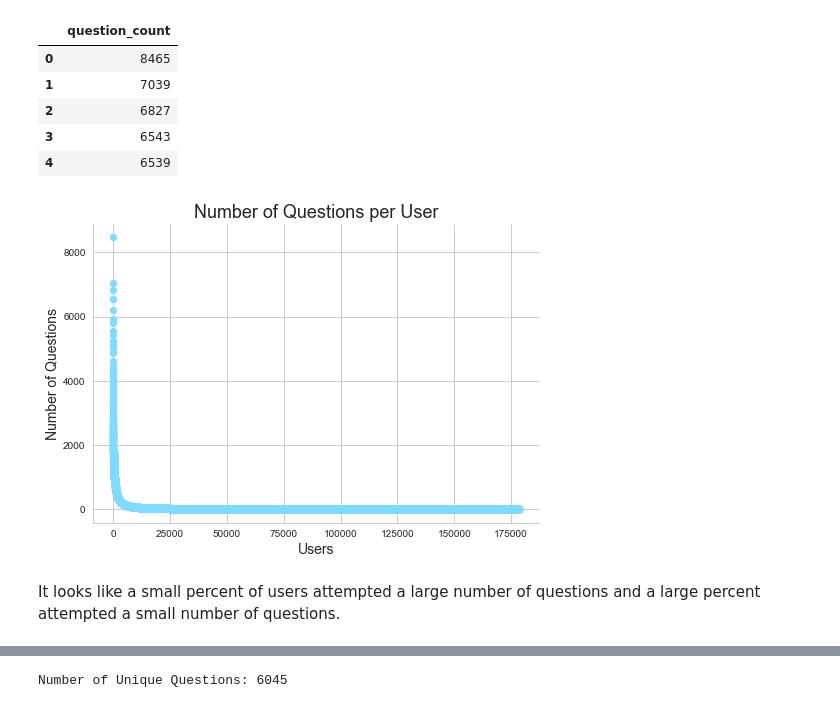
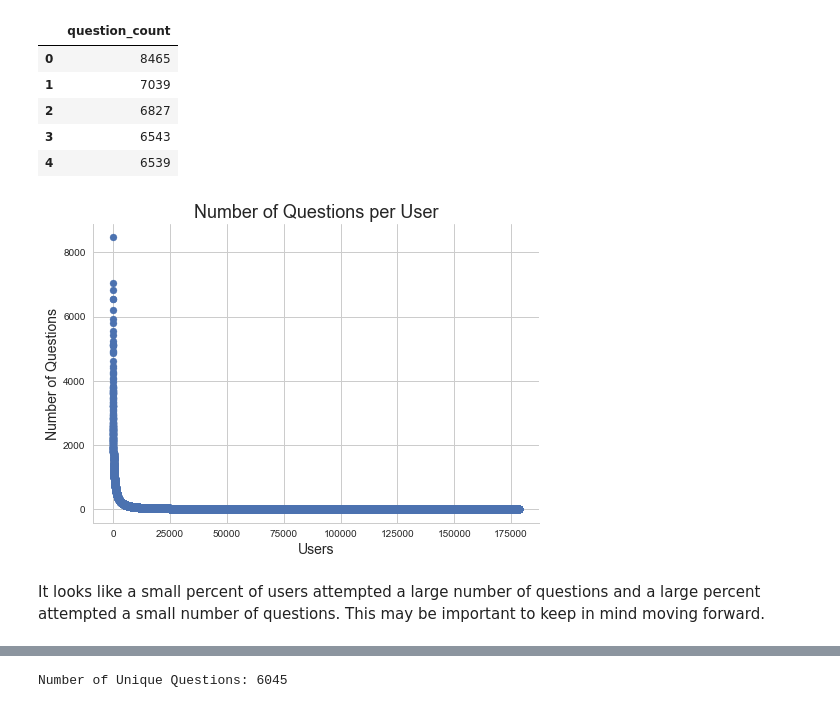
Before and after one commit to oserttas-math/predicting_assessment_mastery, a Jupyter notebook: notebooks/initial_data_exploration.ipynb, the cells around one changed output, grey strips where cells are left out. Saved outputs shown, nothing was run; the diff lists cells and outputs as text; code cells hidden in the pictures.

```diff
--- a/notebooks/initial_data_exploration.ipynb
+++ b/notebooks/initial_data_exploration.ipynb
@@ -234,7 +205,7 @@ df.tag_ids.head()
 Name: tag_ids, dtype: object
 # %%
 # Reorder the columns and save:
-column_labels = ['user_id', 'round_started_at', 'answered_at', 'deactivated_at', 'round_ended_at', 'round_duration', 'question_id', 'outcome', 'group_name', 'track_name', 'subtrack_name', 'tag_ids', 'question_type', 'game_type', 'num_players', 'date_of_test']
+column_labels = ['user_id', 'round_started_at', 'answered_at', 'deactivated_at', 'round_ended_at', 'question_id', 'correct', 'group_name', 'track_name', 'subtrack_name', 'tag_ids', 'question_type', 'game_type', 'num_players', 'date_of_test']
 df = df[column_labels]
 
 # Reinspect the structure to confirm:
@@ -513,3 +402,0 @@ df[df['round_started_at'] > df['round_ended_at']]
-# %%
-# Apply the filter to the dataframe, drop the corresponding rows, save the rest:
-df = df.drop(df[df['round_started_at'] > df['round_ended_at']].index)
@@ -540,3 +402,0 @@ Nothing stands out to indicate another pattern or cause, but it seems illogical
-# %%
-# Apply the filter to the dataframe, drop the corresponding rows, save the rest:
-df = df.drop(df[df['round_started_at'] == df['round_ended_at']].index)
@@ -612,0 +489,3 @@ None
+# %%
+# Apply the filter to the dataframe, drop the corresponding rows, save the rest:
+df = df.drop(df[df['round_started_at'] >= df['round_ended_at']].index)
@@ -960,20 +657,20 @@ Name: user_id, dtype: int64
 | 4 | 6539 |
 # %%
 # Create questions_per_user scatter plot:
-plt.scatter(questions_per_user.index, questions_per_user.question_count, color='#7fdbff')
+plt.scatter(questions_per_user.index, questions_per_user.question_count)
 
 # Create the labels and title of the plot:
 plt.xlabel('Users', fontsize=14)
 plt.ylabel('Number of Questions', fontsize=14)
 plt.title('Number of Questions per User', fontsize=18)
 
 # Minimize the plot frame:
 sns.despine()
 
 # Save and display the plot:
 plt.savefig('../reports/figures/initial_data_exploration/questions_per_user.png')
 plt.show()
 # %% [output]
-[figure, old version]
+[figure, new version]
 # %% [markdown]
-It looks like a small percent of users attempted a large number of questions and a large percent attempted a small number of questions.
+It looks like a small percent of users attempted a large number of questions and a large percent attempted a small number of questions. This may be important to keep in mind moving forward.
```
Also changed, not shown: parts of 191 cells of this notebook, 7 other files.
